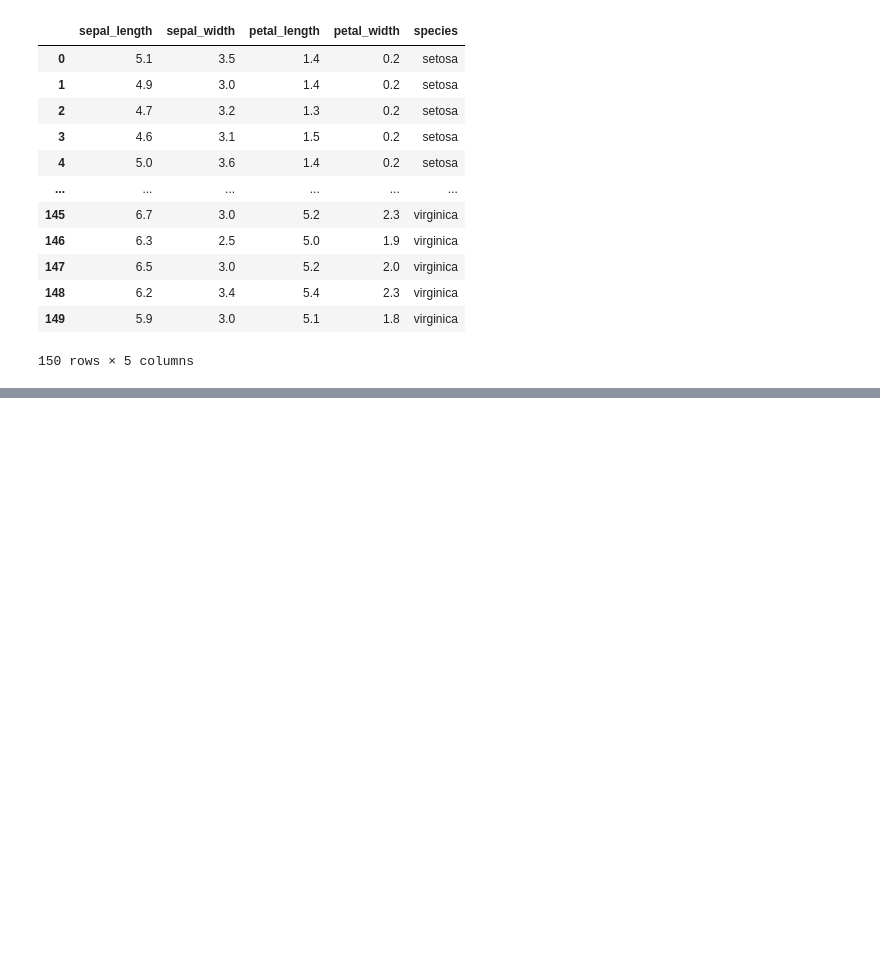
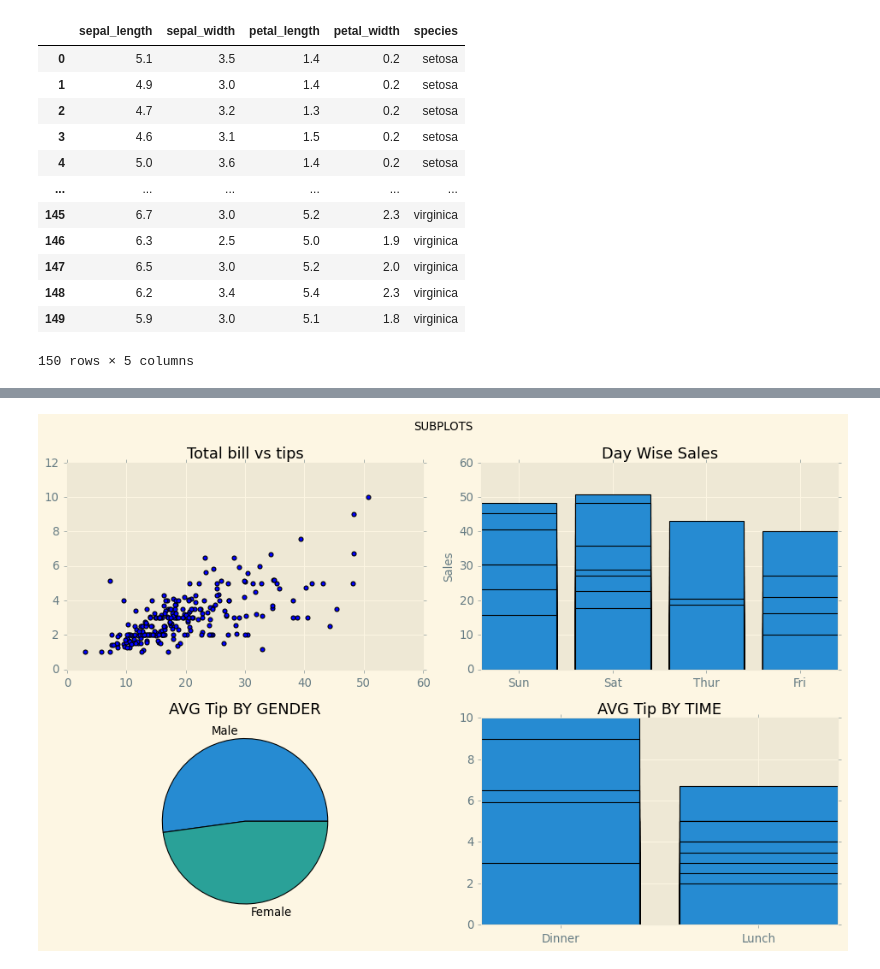
Before and after one commit to suraj4502/DS-Material, a Jupyter notebook: matplotlib_class.ipynb, the cells around one changed output, grey strips where cells are left out. Saved outputs shown, nothing was run; the diff lists cells and outputs as text; code cells hidden in the pictures; blank space fills up the shorter version.

```diff
--- a/matplotlib_class.ipynb
+++ b/matplotlib_class.ipynb
@@ -428,0 +572,25 @@ iris_data
+# %%
+fig, axes = plt.subplots(nrows=2, ncols=2, figsize=(12, 8))
+
+fig.suptitle("SUBPLOTS")
+
+axes[0, 0].scatter(tips_data['total_bill'],tips_data['tip'])
+axes[0, 0].set_title('Total bill vs tips')
+
+axes[0, 1].bar(tips_data['day'],tips_data['total_bill'])
+axes[0, 1].set_title('Day Wise Sales')
+axes[0, 1].set_ylabel("Sales")
+
+temp = tips_data.groupby('sex')['tip'].mean()
+axes[1,0].pie(temp,labels=temp.index)
+axes[1, 0].set_title('AVG Tip BY GENDER')
+
+axes[1,1].bar(tips_data['time'],tips_data['tip'])
+axes[1, 1].set_title('AVG Tip BY TIME')
+
+# Adjust layout
+plt.tight_layout()
+
+plt.show()
+# %% [output]
+[figure, added]
```
Also changed, not shown: parts of 22 cells of this notebook, 8 other files.
